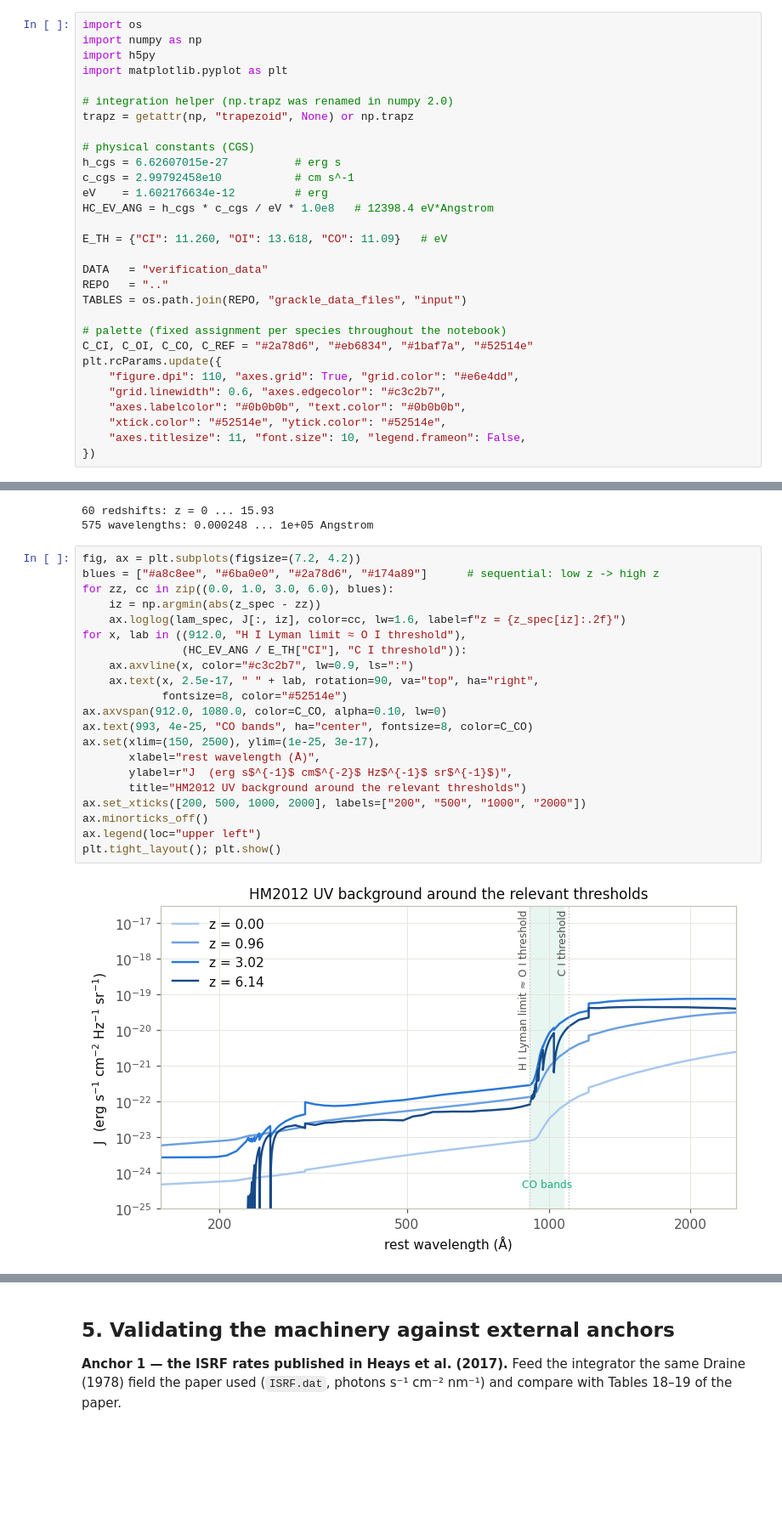
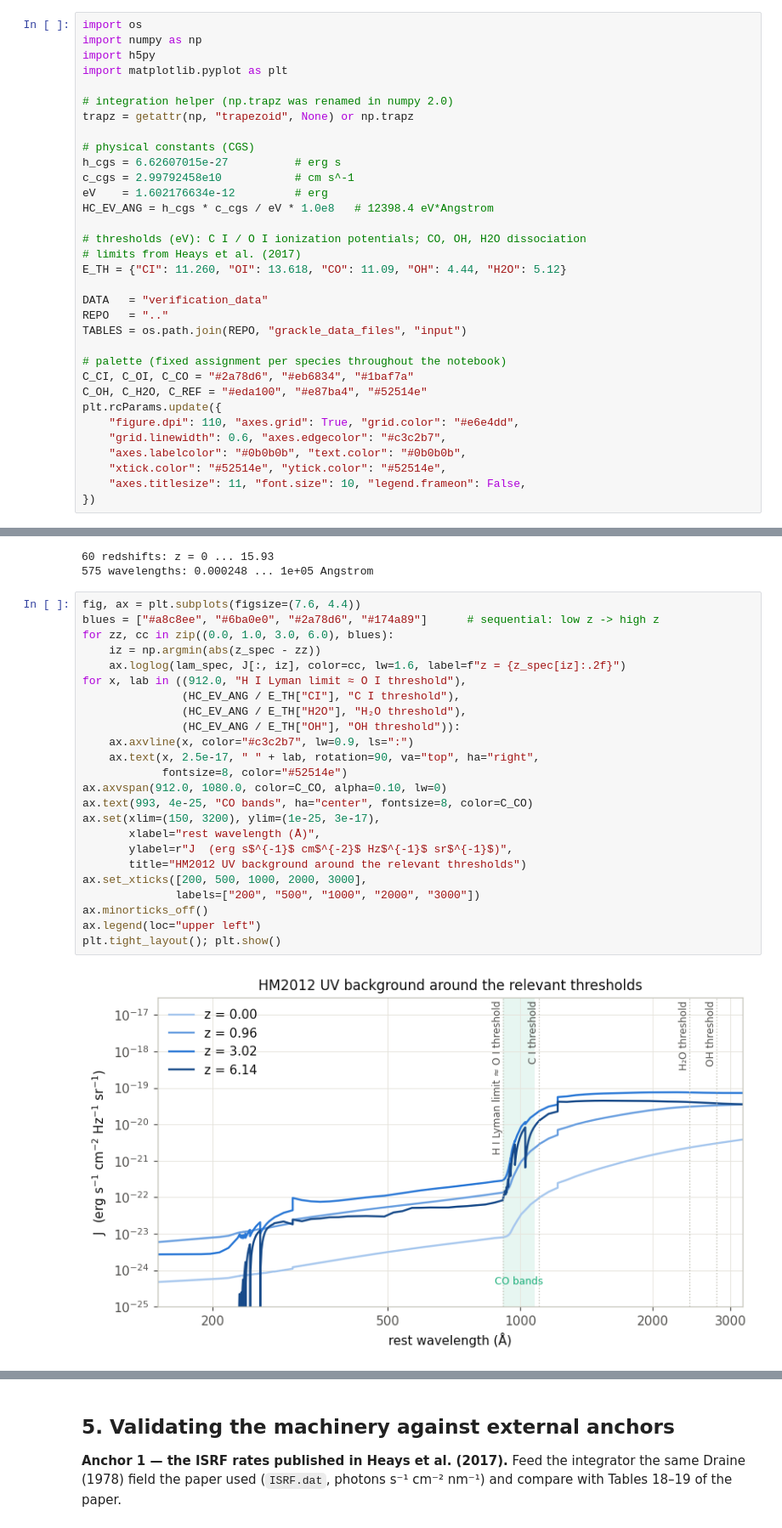
Before and after one commit to aqua-hl/gracklenewchem, a Jupyter notebook: scripts/verify_metal_UVB_rates.ipynb, the cells around one changed output, grey strips where cells are left out. Shown at 85% size. Saved outputs shown, nothing was run; the diff lists cells and outputs as text; blank space fills up the shorter version.

```diff
--- a/scripts/verify_metal_UVB_rates.ipynb
+++ b/scripts/verify_metal_UVB_rates.ipynb
@@ -89,14 +102,17 @@ c_cgs = 2.99792458e10           # cm s^-1
 eV    = 1.602176634e-12         # erg
 HC_EV_ANG = h_cgs * c_cgs / eV * 1.0e8   # 12398.4 eV*Angstrom
 
-E_TH = {"CI": 11.260, "OI": 13.618, "CO": 11.09}   # eV
+# thresholds (eV): C I / O I ionization potentials; CO, OH, H2O dissociation
+# limits from Heays et al. (2017)
+E_TH = {"CI": 11.260, "OI": 13.618, "CO": 11.09, "OH": 4.44, "H2O": 5.12}
 
 DATA   = "verification_data"
 REPO   = ".."
 TABLES = os.path.join(REPO, "grackle_data_files", "input")
 
 # palette (fixed assignment per species throughout the notebook)
-C_CI, C_OI, C_CO, C_REF = "#2a78d6", "#eb6834", "#1baf7a", "#52514e"
+C_CI, C_OI, C_CO = "#2a78d6", "#eb6834", "#1baf7a"
+C_OH, C_H2O, C_REF = "#eda100", "#e87ba4", "#52514e"
 plt.rcParams.update({
     "figure.dpi": 110, "axes.grid": True, "grid.color": "#e6e4dd",
     "grid.linewidth": 0.6, "axes.edgecolor": "#c3c2b7",
@@ -141,26 +157,29 @@ print(f"{lam_spec.size} wavelengths: {lam_spec.min():.3g} ... {lam_spec.max():.3
 60 redshifts: z = 0 ... 15.93
 575 wavelengths: 0.000248 ... 1e+05 Angstrom
 # %%
-fig, ax = plt.subplots(figsize=(7.2, 4.2))
+fig, ax = plt.subplots(figsize=(7.6, 4.4))
 blues = ["#a8c8ee", "#6ba0e0", "#2a78d6", "#174a89"]      # sequential: low z -> high z
 for zz, cc in zip((0.0, 1.0, 3.0, 6.0), blues):
     iz = np.argmin(abs(z_spec - zz))
     ax.loglog(lam_spec, J[:, iz], color=cc, lw=1.6, label=f"z = {z_spec[iz]:.2f}")
 for x, lab in ((912.0, "H I Lyman limit ≈ O I threshold"),
-               (HC_EV_ANG / E_TH["CI"], "C I threshold")):
+               (HC_EV_ANG / E_TH["CI"], "C I threshold"),
+               (HC_EV_ANG / E_TH["H2O"], "H₂O threshold"),
+               (HC_EV_ANG / E_TH["OH"], "OH threshold")):
     ax.axvline(x, color="#c3c2b7", lw=0.9, ls=":")
     ax.text(x, 2.5e-17, " " + lab, rotation=90, va="top", ha="right",
             fontsize=8, color="#52514e")
 ax.axvspan(912.0, 1080.0, color=C_CO, alpha=0.10, lw=0)
 ax.text(993, 4e-25, "CO bands", ha="center", fontsize=8, color=C_CO)
-ax.set(xlim=(150, 2500), ylim=(1e-25, 3e-17),
+ax.set(xlim=(150, 3200), ylim=(1e-25, 3e-17),
        xlabel="rest wavelength (Å)",
        ylabel=r"J  (erg s$^{-1}$ cm$^{-2}$ Hz$^{-1}$ sr$^{-1}$)",
        title="HM2012 UV background around the relevant thresholds")
-ax.set_xticks([200, 500, 1000, 2000], labels=["200", "500", "1000", "2000"])
+ax.set_xticks([200, 500, 1000, 2000, 3000],
+              labels=["200", "500", "1000", "2000", "3000"])
 ax.minorticks_off()
 ax.legend(loc="upper left")
 plt.tight_layout(); plt.show()
 # %% [output]
-[figure, old version]
+[figure, new version]
 # %% [markdown]
```
Also changed, not shown: parts of 21 cells of this notebook, 14 other files.
